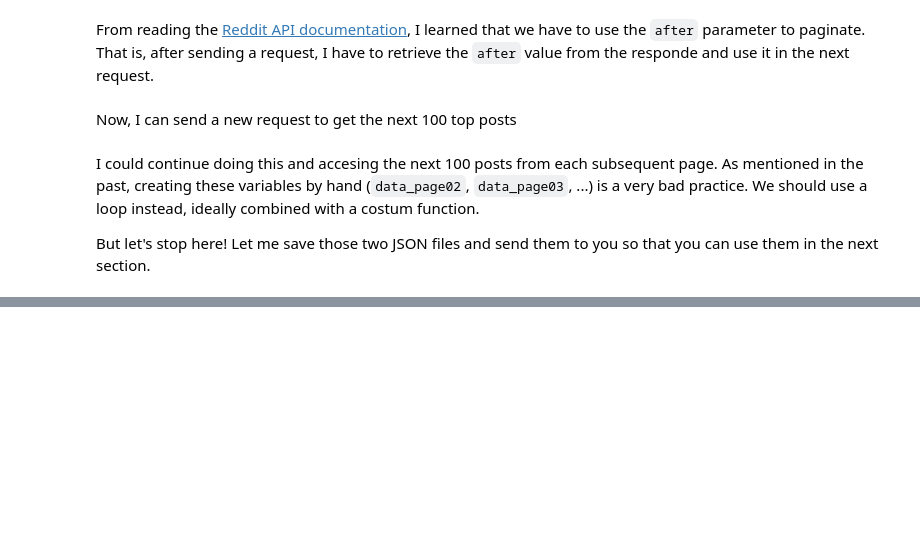
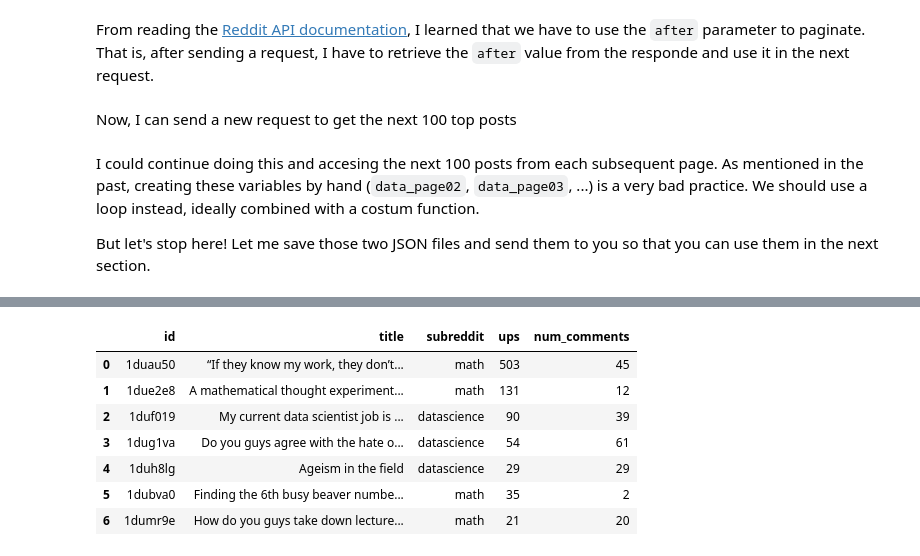
Before and after one commit to isabelmorar/lse-ds, a Jupyter notebook: week08/week08_lecture_redditAPI.ipynb, the cells around one changed output, grey strips where cells are left out. Cells and saved outputs as stored; diff of their text form; code cells hidden in the pictures; blank space fills up the shorter version.

```diff
--- a/week08/week08_lecture_redditAPI.ipynb
+++ b/week08/week08_lecture_redditAPI.ipynb
@@ -164,0 +176,29 @@ with open("w08_reddit_data/page02.json", "w") as file:
+# %%
+# Other way to obtain the same dataframe as above with all pandas functions
+
+df_reddit = (
+    pd.concat([
+        pd.json_normalize(data_page01["data"]["children"], max_level=0),
+        pd.json_normalize(data_page02["data"]["children"], max_level=0)
+    ])
+)
+
+df_reddit = pd.json_normalize(df_reddit["data"], max_level=1)
+
+# Sort columns by name to make it easier for me to figure out what I want to keep
+df_reddit = df_reddit.reindex(sorted(df_reddit.columns), axis=1)
+
+selected_cols = ['id', 'title', 'subreddit', 'ups', 'num_comments']
+
+df_reddit = df_reddit[selected_cols]
+
+df_reddit.head(7)
+# %% [output]
+|  | id | title | subreddit | ups | num_comments |
+| 0 | 1duau50 | “If they know my work, they don’t... | math | 503 | 45 |
+| 1 | 1due2e8 | A mathematical thought experiment... | math | 131 | 12 |
+| 2 | 1duf019 | My current data scientist job is ... | datascience | 90 | 39 |
+| 3 | 1dug1va | Do you guys agree with the hate o... | datascience | 54 | 61 |
+| 4 | 1duh8lg | Ageism in the field | datascience | 29 | 29 |
+| 5 | 1dubva0 | Finding the 6th busy beaver numbe... | math | 35 | 2 |
+| 6 | 1dumr9e | How do you guys take down lecture... | math | 21 | 20 |
```
Also changed, not shown: parts of 5 cells of this notebook, 2 other files.
